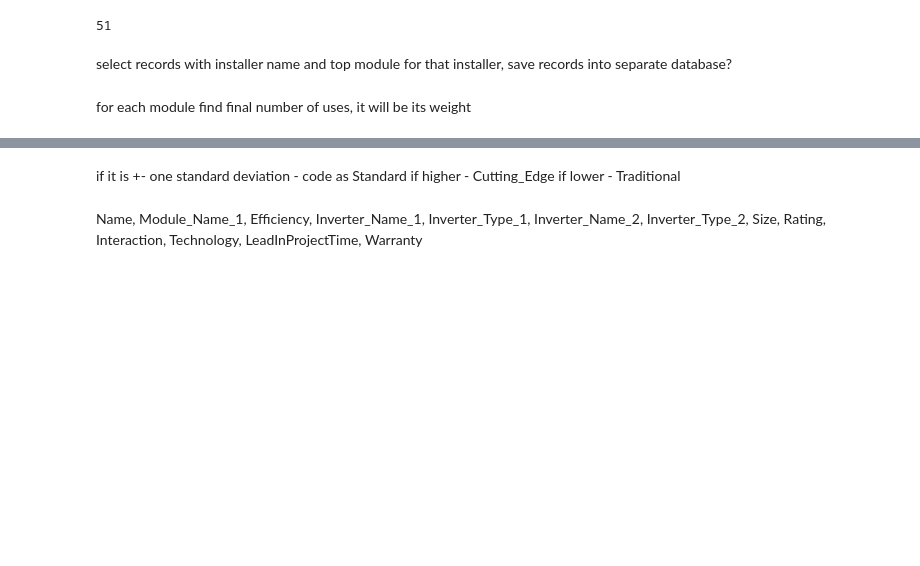
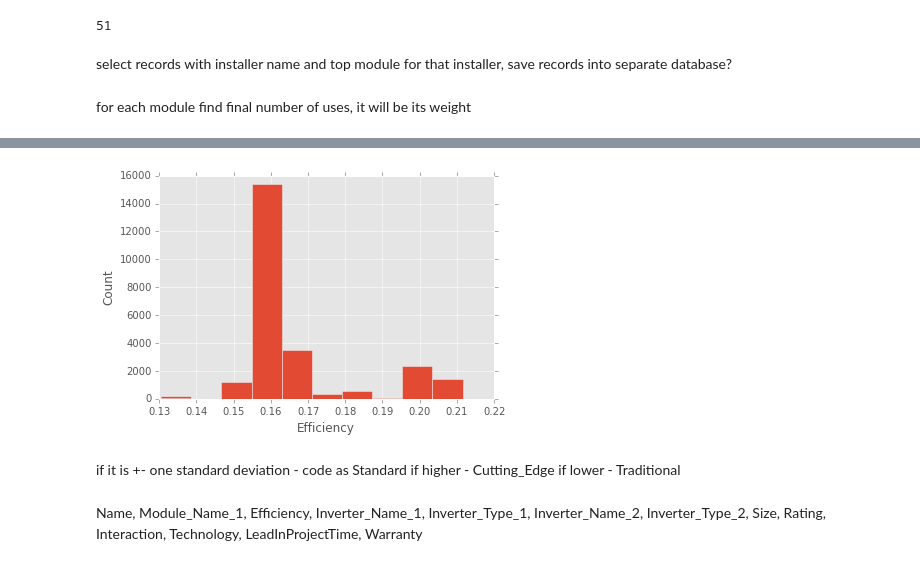
Before and after one commit to wilfeli/solar-model, a Jupyter notebook: Model/ABM-base-model-sei-distribution.ipynb, the cells around one changed output, grey strips where cells are left out. Saved outputs shown, nothing was run; the diff lists cells and outputs as text; code cells hidden in the pictures; blank space fills up the shorter version.

```diff
--- a/Model/ABM-base-model-sei-distribution.ipynb
+++ b/Model/ABM-base-model-sei-distribution.ipynb
@@ -400,3 +405,19 @@ print(efficiency_stats)
+# %%
+fig, host = plt.subplots()
+
+host.hist(df_pv_modules['Efficiency'].values, weights=df_pv_modules['Count'].values)
+
+host.set_xlabel("Efficiency")
+host.set_ylabel("Count")
+
+
+
+#plt.hist(df_pv_modules['Efficiency'].values, weights=df_pv_modules['Count'].values)
+plt.savefig('Efficiency_distribution.png', dpi=300)
+
+plt.show()
+# %% [output]
+[figure, added]
 # %% [markdown]
 if it is +- one standard deviation - code as Standard
 if higher - Cutting_Edge
```
Also changed, not shown: parts of 24 cells of this notebook, 3 other files.
